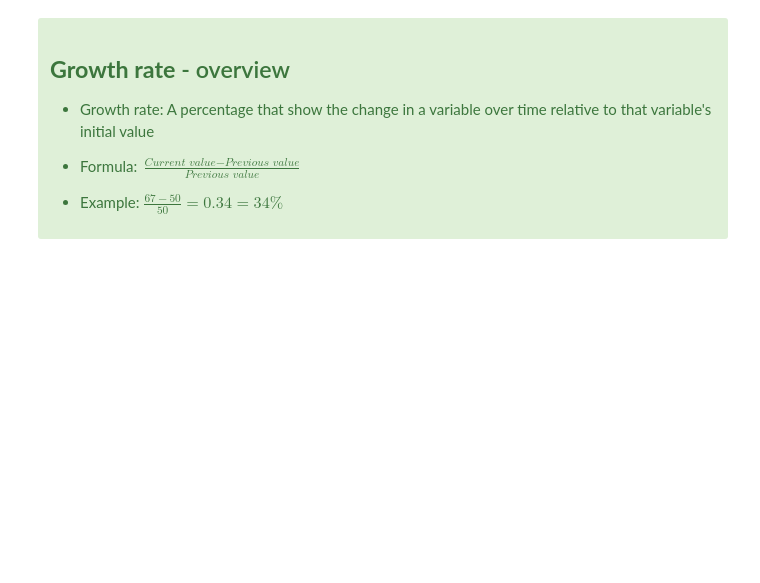
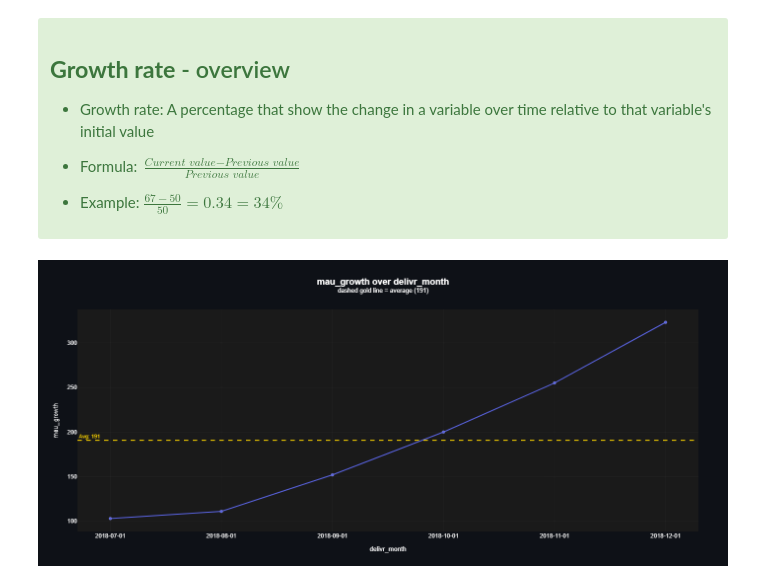
Before and after one commit to arianmokhtariha/Delivr-Business-Analysis, a Jupyter notebook: user-centric-KPI's.ipynb, the cells around one changed output. Cells and saved outputs as stored; diff of their text form; code cells hidden in the pictures; blank space fills up the shorter version.

Commit message:
- completed mau and wau growth rates

```diff
--- a/user-centric-KPI's.ipynb
+++ b/user-centric-KPI's.ipynb
@@ -495,8 +495,32 @@ mau_rw_pereatery_violin_plot
 
 - Example: $\frac{67-50}{50} = 0.34 = 34\%$
 # %%
-# growth query
+# mau growth query
 
-growth_query = run_query('''
+mau_growth_query = run_query('''
+WITH mau AS (
+    SELECT date_trunc('month', order_date)::date AS delivr_month,
+           count(DISTINCT user_id) as mau
+    FROM orders
+    GROUP BY delivr_month
+),
+mau_lag AS (
+    SELECT delivr_month,
+           mau,
+           lag(mau) OVER (ORDER BY delivr_month) AS last_mau
+    FROM mau
+)
+SELECT delivr_month,
+       mau - last_mau AS mau_growth,
+       round((((mau - last_mau)::numeric / last_mau) * 100), 2) AS mau_growth_rate_pct
+       -- MoM mau_growth_rate
+FROM mau_lag;
+''')
 
-''')
+mau_growth_lineplot = line_plot(df=mau_growth_query,
+                                x='delivr_month',
+                                y='mau_growth',
+                                avg_line=True)
+mau_growth_lineplot
+# %% [output]
+[figure, added]
```
Also changed, not shown: parts of 6 cells of this notebook.
